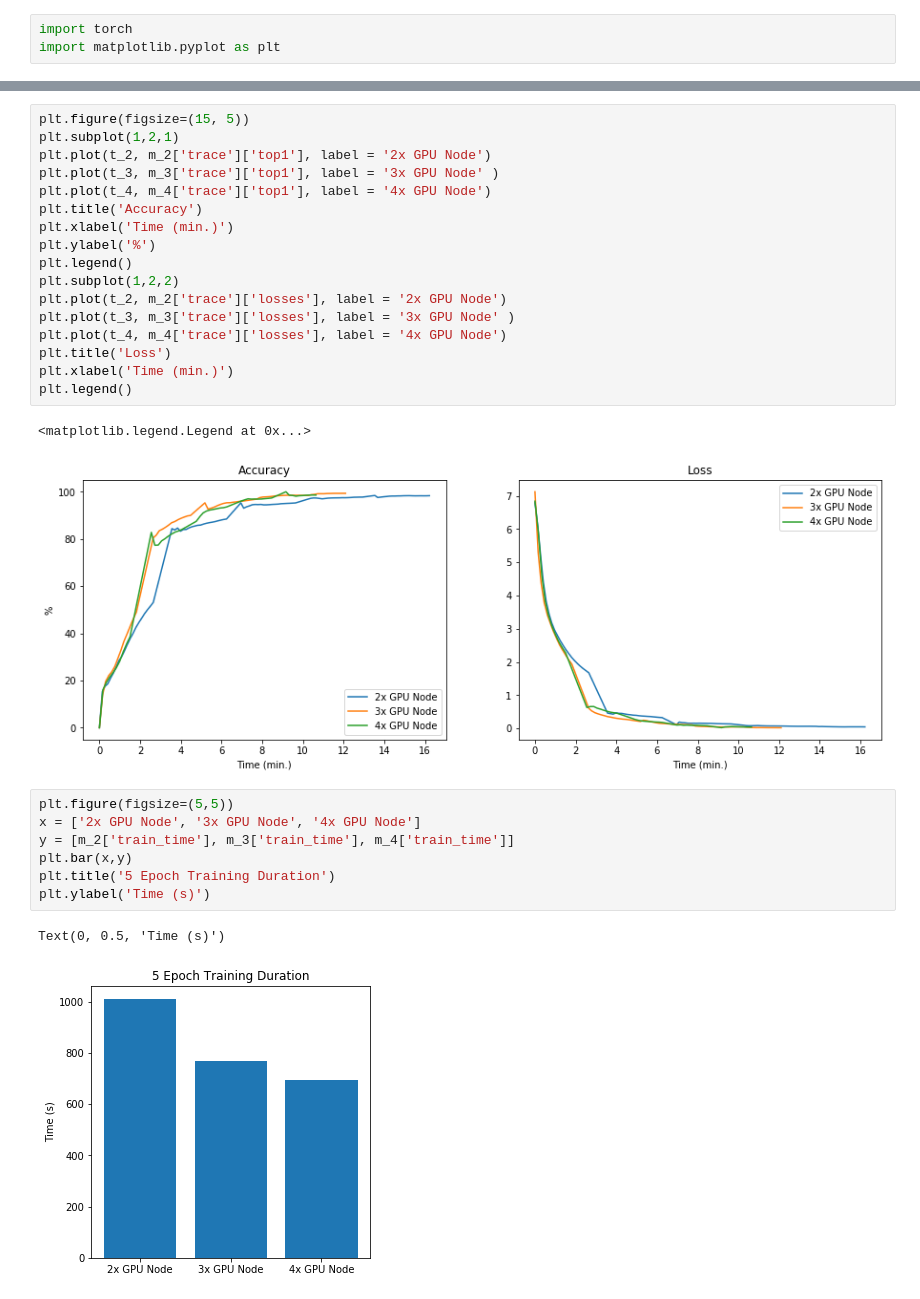
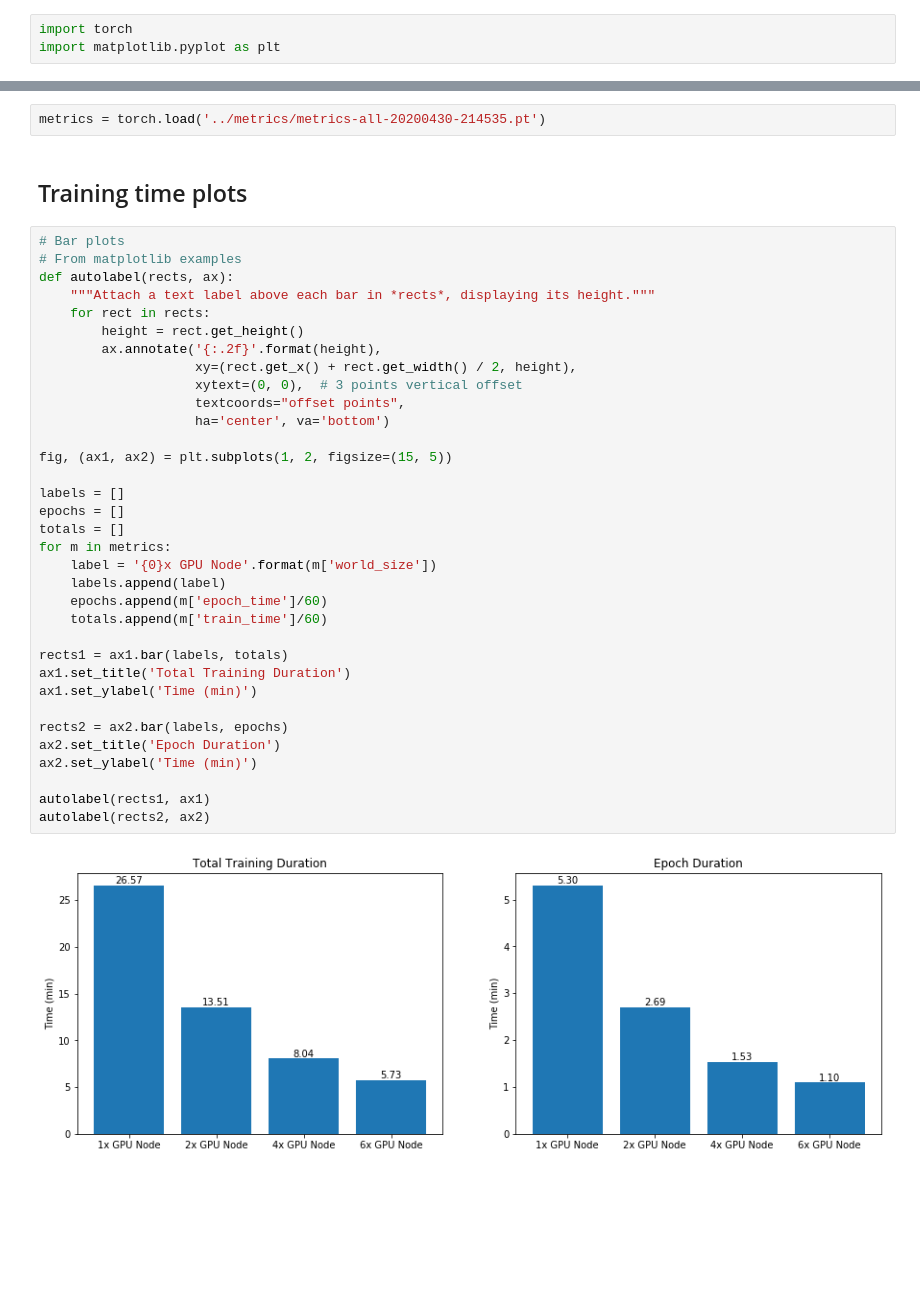
Before and after one commit to MillerRidgeway/FruitFinder, a Jupyter notebook: notebooks/metrics.ipynb, the cells around one changed output, grey strips where cells are left out. Drawn from its saved outputs; the diff is of its cells as text; blank space fills up the shorter version.

Commit message:
FULL RUN! Metrics and plots for 5 epoch training for world sizes of 1, 2, 4 and 6.

```diff
--- a/notebooks/metrics.ipynb
+++ b/notebooks/metrics.ipynb
@@ -16,30 +6,40 @@ t_4 = [(t - m_4['trace']['t'][0]) / 60 for t in m_4['trace']['t']]
-# %%
-plt.figure(figsize=(15, 5))
-plt.subplot(1,2,1)
-plt.plot(t_2, m_2['trace']['top1'], label = '2x GPU Node')
-plt.plot(t_3, m_3['trace']['top1'], label = '3x GPU Node' )
-plt.plot(t_4, m_4['trace']['top1'], label = '4x GPU Node')
-plt.title('Accuracy')
-plt.xlabel('Time (min.)')
-plt.ylabel('%')
-plt.legend()
-plt.subplot(1,2,2)
-plt.plot(t_2, m_2['trace']['losses'], label = '2x GPU Node')
-plt.plot(t_3, m_3['trace']['losses'], label = '3x GPU Node' )
-plt.plot(t_4, m_4['trace']['losses'], label = '4x GPU Node')
-plt.title('Loss')
-plt.xlabel('Time (min.)')
-plt.legend()
-# %% [output]
-<matplotlib.legend.Legend at 0x...>
-[figure, removed]
-# %%
-plt.figure(figsize=(5,5))
-x = ['2x GPU Node', '3x GPU Node', '4x GPU Node']
-y = [m_2['train_time'], m_3['train_time'], m_4['train_time']]
-plt.bar(x,y)
-plt.title('5 Epoch Training Duration')
-plt.ylabel('Time (s)')
-# %% [output]
-Text(0, 0.5, 'Time (s)')
-[figure, removed]
+# %%
+metrics = torch.load('../metrics/metrics-all-20200430-214535.pt')
+# %% [markdown]
+## Training time plots
+# %%
+# Bar plots
+# From matplotlib examples
+def autolabel(rects, ax):
+    """Attach a text label above each bar in *rects*, displaying its height."""
+    for rect in rects:
+        height = rect.get_height()
+        ax.annotate('{:.2f}'.format(height),
+                    xy=(rect.get_x() + rect.get_width() / 2, height),
+                    xytext=(0, 0),  # 3 points vertical offset
+                    textcoords="offset points",
+                    ha='center', va='bottom')
+
+fig, (ax1, ax2) = plt.subplots(1, 2, figsize=(15, 5))
+
+labels = []
+epochs = []
+totals = []
+for m in metrics:
+    label = '{0}x GPU Node'.format(m['world_size'])
+    labels.append(label)
+    epochs.append(m['epoch_time']/60)
+    totals.append(m['train_time']/60)
+
+rects1 = ax1.bar(labels, totals)
+ax1.set_title('Total Training Duration')
+ax1.set_ylabel('Time (min)')
+
+rects2 = ax2.bar(labels, epochs)
+ax2.set_title('Epoch Duration')
+ax2.set_ylabel('Time (min)')
+
+autolabel(rects1, ax1)
+autolabel(rects2, ax2)
+# %% [output]
+[figure, added]
```
Also changed, not shown: parts of 4 cells of this notebook, 1 other file.
